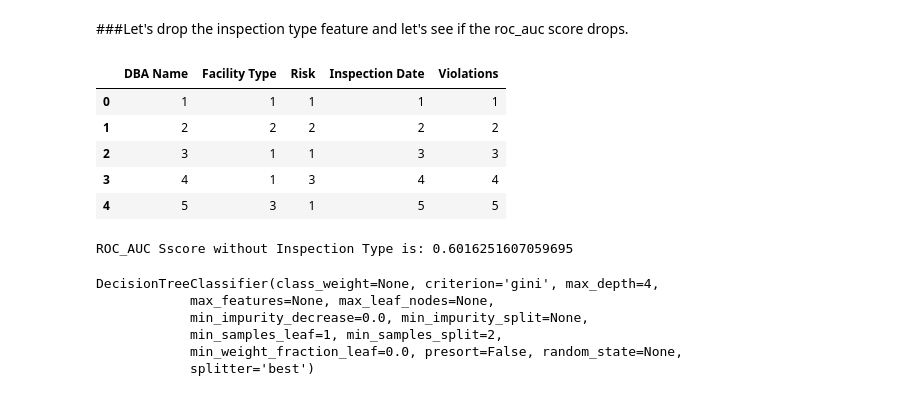
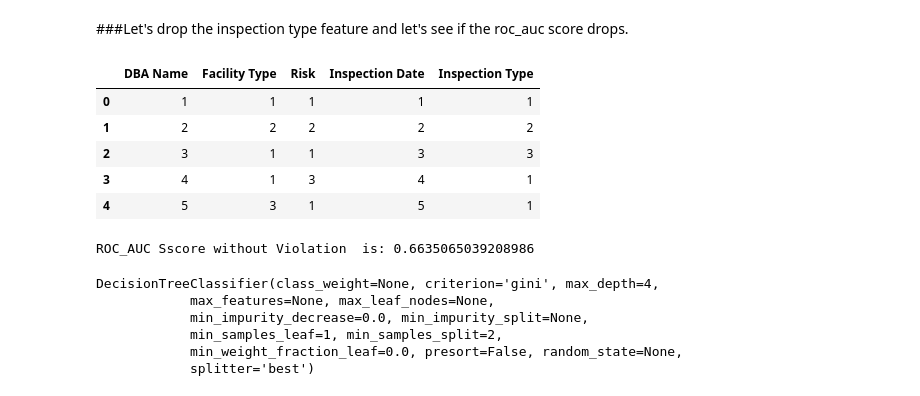
Before and after one commit to Hira63S/DS-Unit-2-Sprint-4-Practicing-Understanding, a Jupyter notebook: Hira_DS_Unit_2_Sprint_Challenge_4_Practicing_Understanding.ipynb, the cells around one changed output. Cells and saved outputs as stored; diff of their text form; code cells hidden in the pictures.

```diff
--- a/Hira_DS_Unit_2_Sprint_Challenge_4_Practicing_Understanding.ipynb
+++ b/Hira_DS_Unit_2_Sprint_Challenge_4_Practicing_Understanding.ipynb
@@ -127,9 +142,8 @@ train.columns.tolist()
 # %% [markdown]
 ###Defining X_train, X_test
 # %%
-
 features = ['DBA Name', 'Facility Type', 'Risk', 'Inspection Date', 'Inspection Type',
-           'Violations']
+           'Violations', 'City']
 target = 'Fail'
 
 X_train = train[features]
@@ -231,31 +246,31 @@ graphviz.Source(dot_data)
 # %% [markdown]
 ###Let's drop the inspection type feature and let's see if the roc_auc score drops.
 # %%
-X_train = X_train.drop(columns = 'Inspection Type')
+X_train = X_train.drop(columns = 'Violations')
 
-X_test1 = X_test.drop(columns = 'Inspection Type')
+X_test = X_test.drop(columns = 'Violations')
 # %%
-X_train1.head()
+X_train.head()
 # %% [output]
-|  | DBA Name | Facility Type | Risk | Inspection Date | Violations |
+|  | DBA Name | Facility Type | Risk | Inspection Date | Inspection Type |
 | 0 | 1 | 1 | 1 | 1 | 1 |
 | 1 | 2 | 2 | 2 | 2 | 2 |
 | 2 | 3 | 1 | 1 | 3 | 3 |
-| 3 | 4 | 1 | 3 | 4 | 4 |
-| 4 | 5 | 3 | 1 | 5 | 5 |
+| 3 | 4 | 1 | 3 | 4 | 1 |
+| 4 | 5 | 3 | 1 | 5 | 1 |
 # %%
 pipeline = make_pipeline(
     StandardScaler(),
     DecisionTreeClassifier(max_depth = 3)
 )
 
-pipeline.fit(X_train1, y_train)
-y_pred_proba = pipeline.predict_proba(X_train1)[:, 1]
+pipeline.fit(X_train, y_train)
+y_pred_proba = pipeline.predict_proba(X_train)[:, 1]
 
 roc_auc_score = roc_auc_score(y_train, y_pred_proba)
 
-print('ROC_AUC Sscore without Inspection Type is:', roc_auc_score)
+print('ROC_AUC Sscore without Violation  is:', roc_auc_score)
 # %% [output]
-ROC_AUC Sscore without Inspection Type is: 0.6016251607059695
+ROC_AUC Sscore without Violation  is: 0.6635065039208986
 # %%
 tree = DecisionTreeClassifier(max_depth =4)
```
Also changed, not shown: parts of 47 cells of this notebook.
